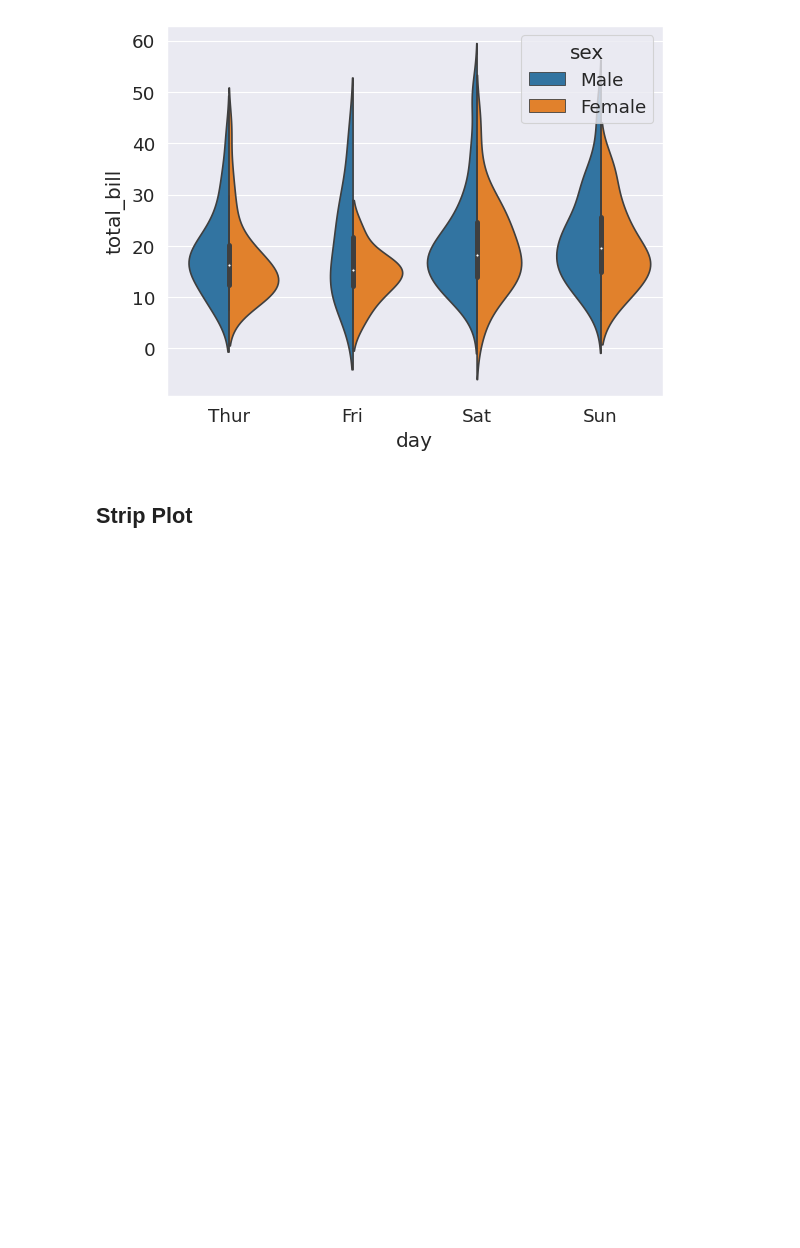
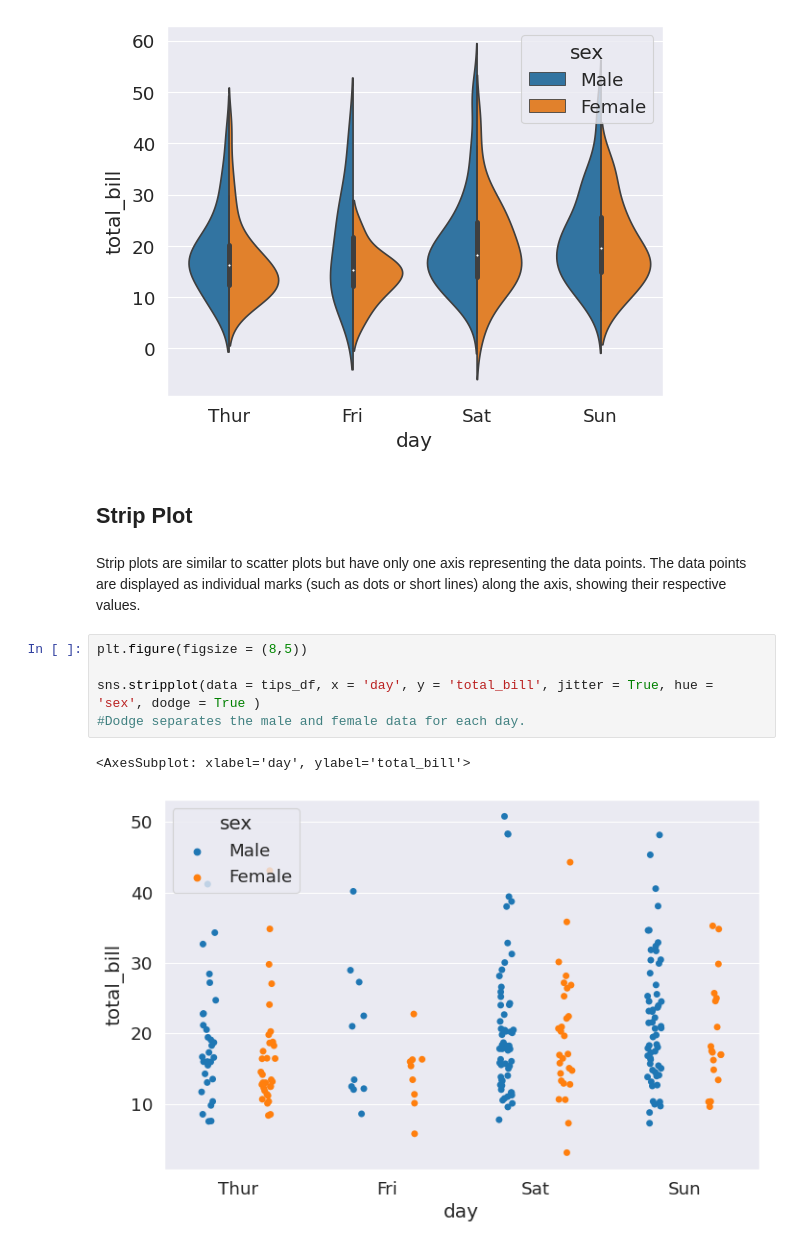
Before and after one commit to EdwinKingori/Seaborn_DataVisualizations, a Jupyter notebook: seaborn_layout.ipynb, the cells around one changed output. Saved outputs shown, nothing was run; the diff lists cells and outputs as text; blank space fills up the shorter version.

```diff
--- a/seaborn_layout.ipynb
+++ b/seaborn_layout.ipynb
@@ -231,3 +242,13 @@ sns.violinplot(data = tips_df, x = 'day', y = 'total_bill', hue = 'sex', split =
 [figure]
 # %% [markdown]
 ## Strip Plot
+# %% [markdown]
+Strip plots are similar to scatter plots but have only one axis representing the data points. The data points are displayed as individual marks (such as dots or short lines) along the axis, showing their respective values.
+# %%
+plt.figure(figsize = (8,5))
+
+sns.stripplot(data = tips_df, x = 'day', y = 'total_bill', jitter = True, hue = 'sex', dodge = True )
+#Dodge separates the male and female data for each day.
+# %% [output]
+<AxesSubplot: xlabel='day', ylabel='total_bill'>
+[figure, added]
```
Also changed, not shown: parts of 17 cells of this notebook.
